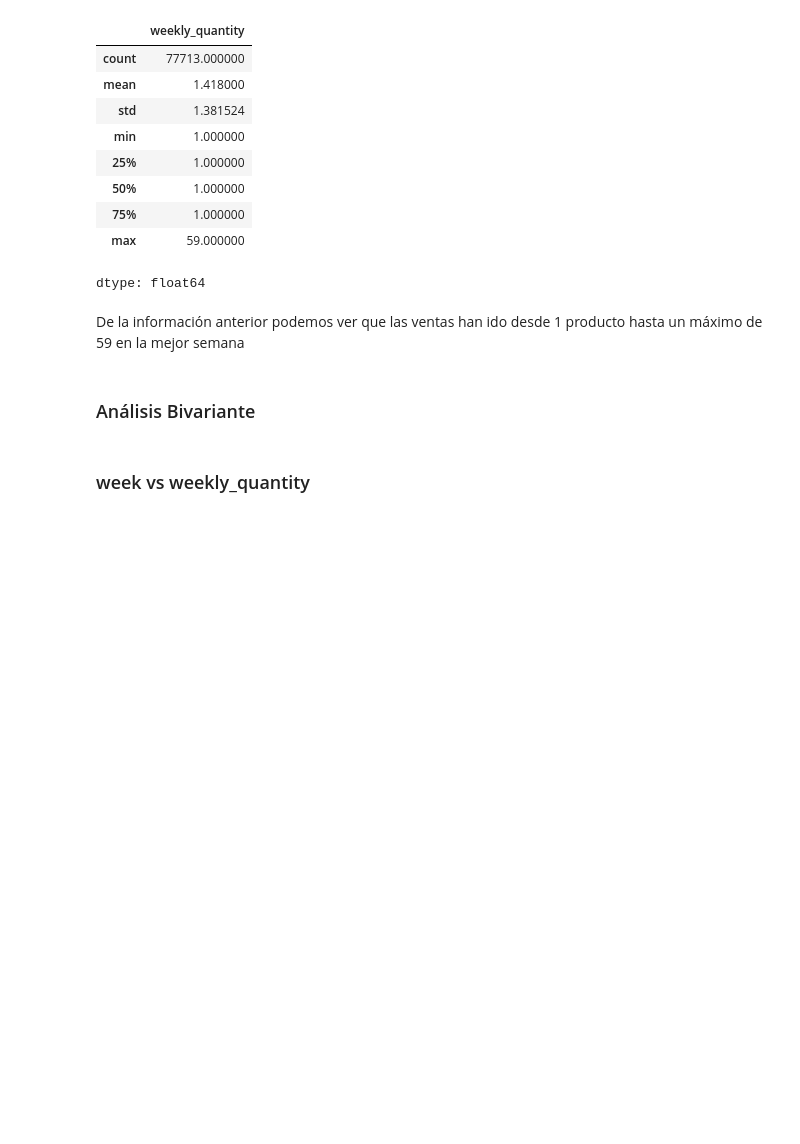
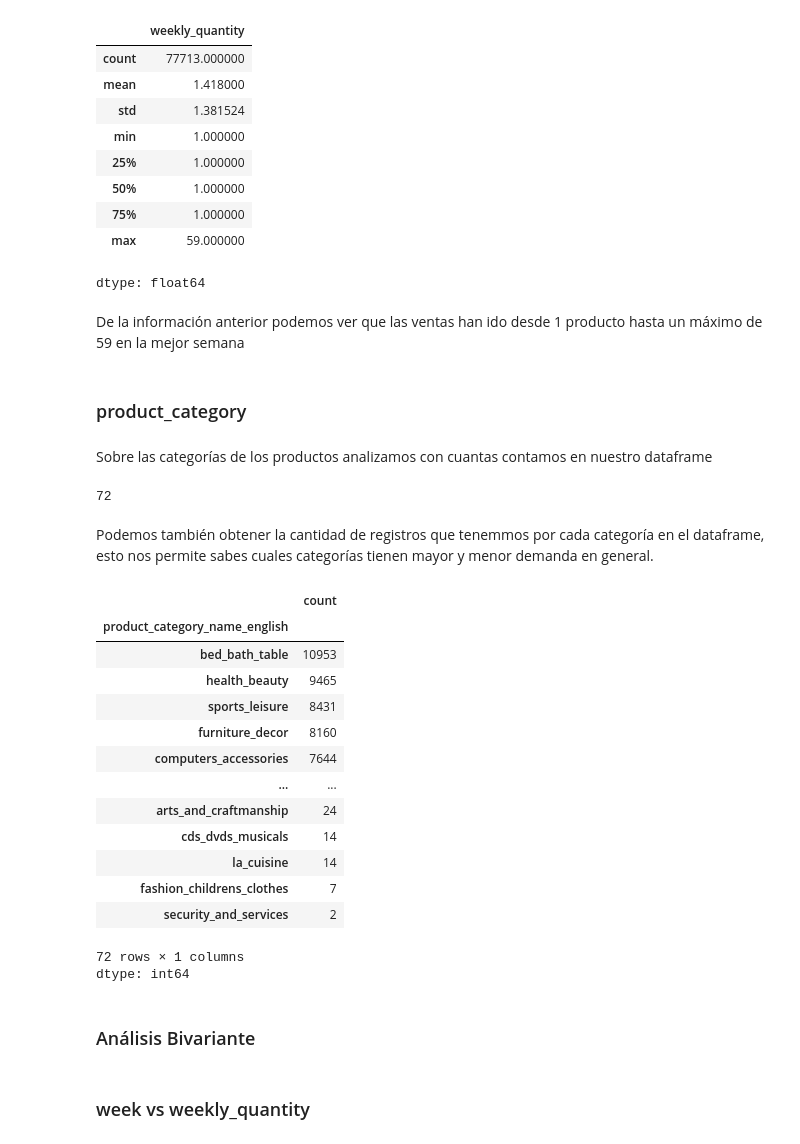
Before and after one commit to roguef07/TFM_Equipo_15, a Jupyter notebook: scrapping/EDA.ipynb, the cells around one changed output. Drawn from its saved outputs; the diff is of its cells as text; code cells hidden in the pictures; blank space fills up the shorter version.

```diff
--- a/scrapping/EDA.ipynb
+++ b/scrapping/EDA.ipynb
@@ -472,6 +479,37 @@ demanda_semanal["weekly_quantity"].describe()
 dtype: float64
 # %% [markdown]
 De la información anterior podemos ver que las ventas han ido desde 1 producto hasta un máximo de 59 en la mejor semana
+# %% [markdown]
+### product_category
+# %% [markdown]
+Sobre las categorías de los productos analizamos con cuantas contamos en nuestro dataframe
+# %%
+df_final["product_category_name_english"].nunique()
+# %% [output]
+72
+# %% [markdown]
+Podemos también obtener la cantidad de registros que tenemmos por cada categoría en el dataframe, esto nos permite sabes cuales categorías tienen mayor y menor demanda en general.
+# %%
+# Contar los registros totales de cada categoría de producto
+
+category_counts = df_final["product_category_name_english"].value_counts()
+display(category_counts)
+# %% [output]
+|  | count |
+| product_category_name_english |  |
+| bed_bath_table | 10953 |
+| health_beauty | 9465 |
+| sports_leisure | 8431 |
+| furniture_decor | 8160 |
+| computers_accessories | 7644 |
+| ... | ... |
+| arts_and_craftmanship | 24 |
+| cds_dvds_musicals | 14 |
+| la_cuisine | 14 |
+| fashion_childrens_clothes | 7 |
+| security_and_services | 2 |
+72 rows × 1 columns
+dtype: int64
 # %% [markdown]
 ### Análisis Bivariante
 # %% [markdown]
```
Also changed, not shown: parts of 10 cells of this notebook.
